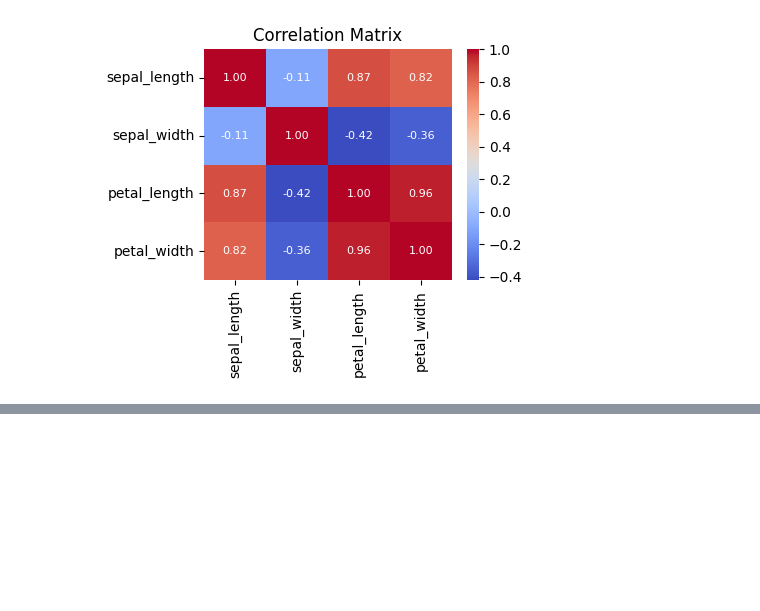
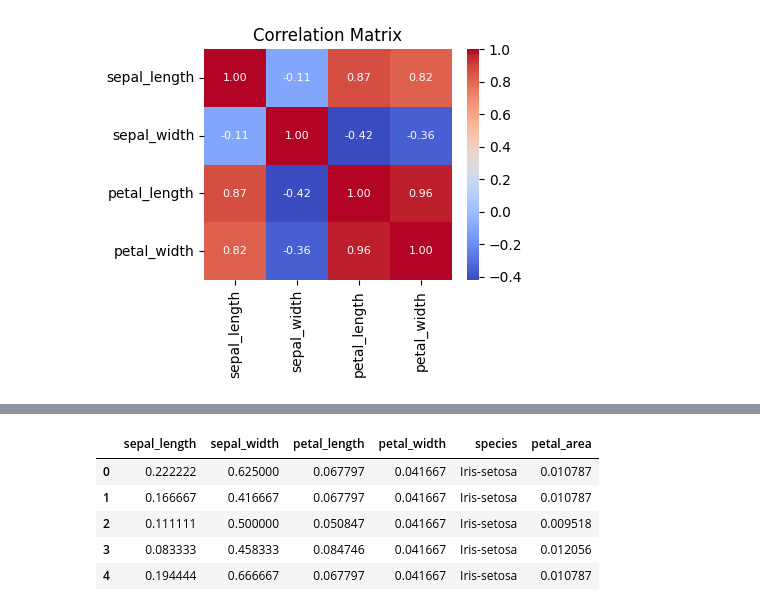
Before and after one commit to Clinton1029/Data_analysis, a Jupyter notebook: Data_analysis.ipynb, the cells around one changed output, grey strips where cells are left out. Cells and saved outputs as stored; diff of their text form; code cells hidden in the pictures; blank space fills up the shorter version.

```diff
--- a/Data_analysis.ipynb
+++ b/Data_analysis.ipynb
@@ -621,0 +678,18 @@ plt.show()
+# %%
+numerical_cols = ["sepal_length", "sepal_width", "petal_length", "petal_width", "petal_area"]
+
+data_scaled = data.copy()
+data_scaled[numerical_cols] = (
+    data[numerical_cols] - data[numerical_cols].min()
+) / (
+    data[numerical_cols].max() - data[numerical_cols].min()
+)
+
+data_scaled.head()
+# %% [output]
+|  | sepal_length | sepal_width | petal_length | petal_width | species | petal_area |
+| 0 | 0.222222 | 0.625000 | 0.067797 | 0.041667 | Iris-setosa | 0.010787 |
+| 1 | 0.166667 | 0.416667 | 0.067797 | 0.041667 | Iris-setosa | 0.010787 |
+| 2 | 0.111111 | 0.500000 | 0.050847 | 0.041667 | Iris-setosa | 0.009518 |
+| 3 | 0.083333 | 0.458333 | 0.084746 | 0.041667 | Iris-setosa | 0.012056 |
+| 4 | 0.194444 | 0.666667 | 0.067797 | 0.041667 | Iris-setosa | 0.010787 |
```
Also changed, not shown: parts of 8 cells of this notebook.
